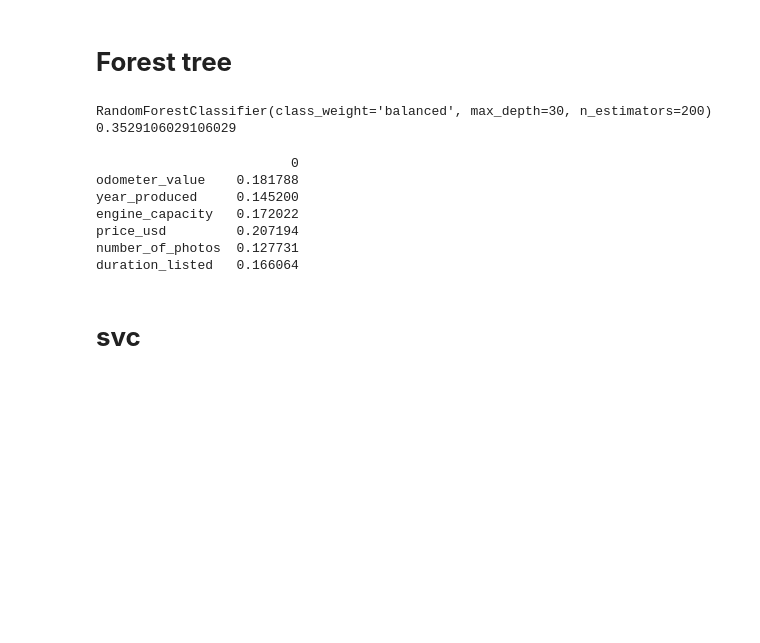
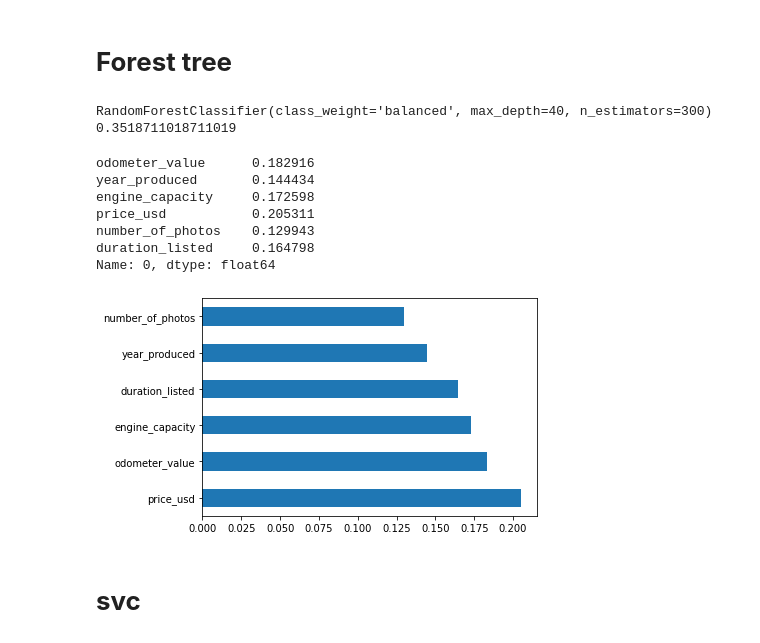
Before and after one commit to GavrielM55555/Data-science-project, a Jupyter notebook: Used_car_price_prediction2.ipynb, the cells around one changed output. Drawn from its saved outputs; the diff is of its cells as text; code cells hidden in the pictures; blank space fills up the shorter version.

```diff
--- a/Used_car_price_prediction2.ipynb
+++ b/Used_car_price_prediction2.ipynb
@@ -850 +955,6 @@ x_train = x_scalar.fit_transform(x_train)
 x_valid = x_scalar.transform(x_valid)
+# %%
+from imblearn.pipeline import make_pipeline
+pipeline = make_pipeline(RandomOverSampler(random_state=42), RandomForestClassifier(random_state=42))
+pipeline.fit(x_train, y_train)
+y_pred = pipeline.predict(x_valid)
@@ -851,9 +965,10 @@ x_valid = x_scalar.transform(x_valid)
 # %% [markdown]
 # **Decision tree**
 # %%
-model_tree = DecisionTreeClassifier(max_depth=30, class_weight='balanced') #ccp_alpah is the
+model_tree = DecisionTreeClassifier(max_depth=100, class_weight='balanced') #ccp_alpah is the
 
 print(model_tree.fit(x_train, y_train))
+model_tree.fit(x_train_resampled,y_train_resampled)
 pre=model_tree.predict(x_valid)
 print(model_tree.get_params())
 print(y_train)
@@ -899,25 +1014,32 @@ from sklearn.ensemble import RandomForestClassifier
 from sklearn.metrics import accuracy_score, classification_report
 from sklearn import metrics
 
-clf = RandomForestClassifier(max_depth=30,class_weight='balanced',n_estimators=200)
-print(clf.fit(x_train, y_train))
+clf = RandomForestClassifier(max_depth=40,class_weight='balanced',n_estimators=300)
+print(clf.fit(x_train_resampled, y_train_resampled))
 pre2=clf.predict(x_valid)
 print(accuracy_score(y_valid,pre2))
 # %% [output]
-RandomForestClassifier(class_weight='balanced', max_depth=30, n_estimators=200)
-0.3529106029106029
+RandomForestClassifier(class_weight='balanced', max_depth=40, n_estimators=300)
+0.3518711018711019
 # %%
 feature_names=x.columns
 feature_importance=pd.DataFrame(clf.feature_importances_,index=feature_names)
-print(feature_importance)
+print(feature_importance[0])
 # %% [output]
-                         0
-odometer_value    0.181788
-year_produced     0.145200
-engine_capacity   0.172022
-price_usd         0.207194
-number_of_photos  0.127731
-duration_listed   0.166064
+odometer_value      0.182916
+year_produced       0.144434
+engine_capacity     0.172598
+price_usd           0.205311
+number_of_photos    0.129943
+duration_listed     0.164798
+Name: 0, dtype: float64
+# %%
+feat_importances = pd.Series(clf.feature_importances_, index=x.columns)
+# %%
+feat_importances.nlargest(10).plot(kind='barh')
+plt.show()
+# %% [output]
+[figure, added]
 # %% [markdown]
 # **svc**
 # %%
```
Also changed, not shown: parts of 34 cells of this notebook.
